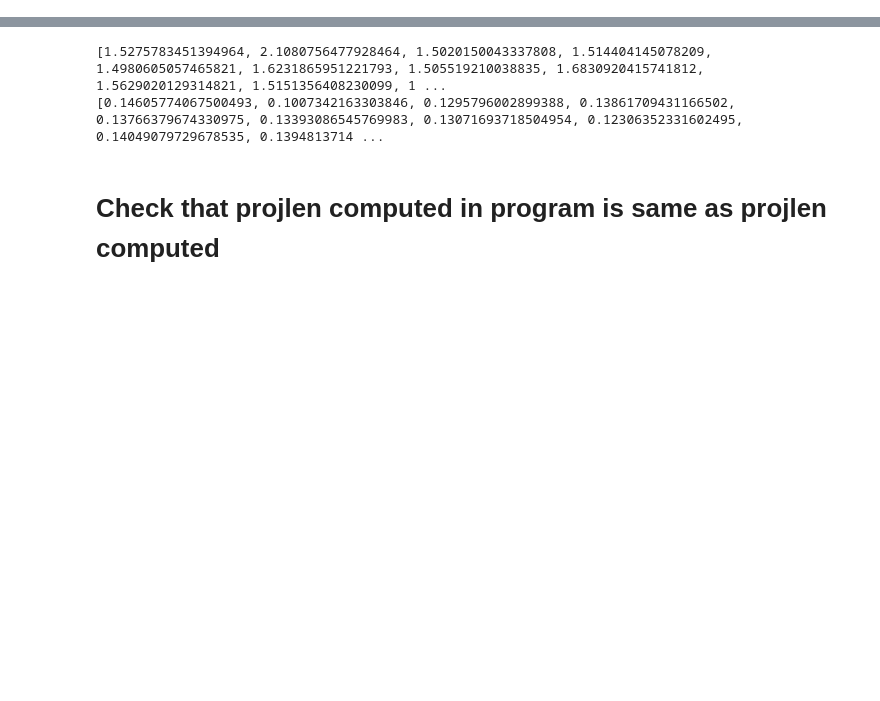
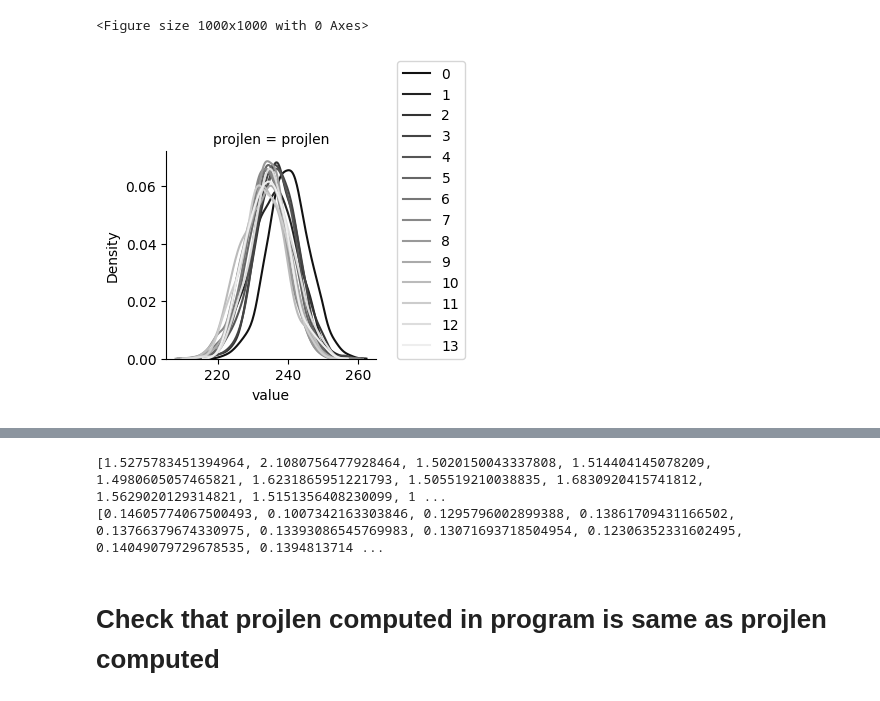
Before and after one commit to anhhuyalex/alpha-zero-general, a Jupyter notebook: analysis.ipynb, the cells around one changed output, grey strips where cells are left out. Drawn from its saved outputs; the diff is of its cells as text; code cells hidden in the pictures; blank space fills up the shorter version.

```diff
--- a/analysis.ipynb
+++ b/analysis.ipynb
@@ -70,0 +69,9 @@ projlens (1500, 100)
+# %%
+plt.figure(figsize=(10,10))
+g = sns.FacetGrid(df.melt(["epoch"], var_name="projlen"), col="projlen", hue="epoch", sharey=False,palette="gray")
+g.map(sns.kdeplot, "value")
+plt.legend(loc=(1.1,0))
+plt.show()
+# %% [output]
+<Figure size 1000x1000 with 0 Axes>
+[figure, added]
```
Also changed, not shown: parts of 6 cells of this notebook, 2 other files.
